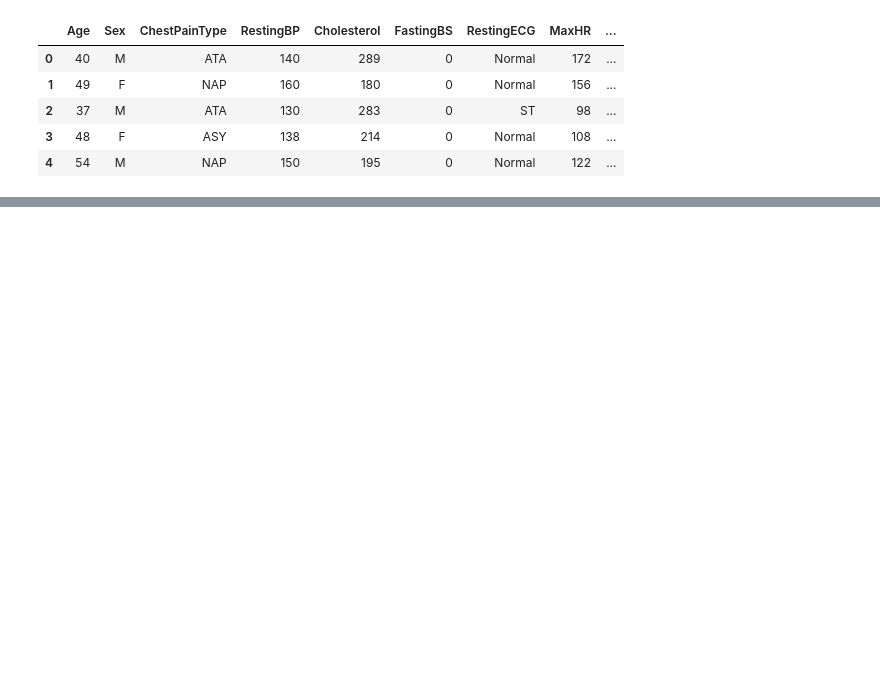
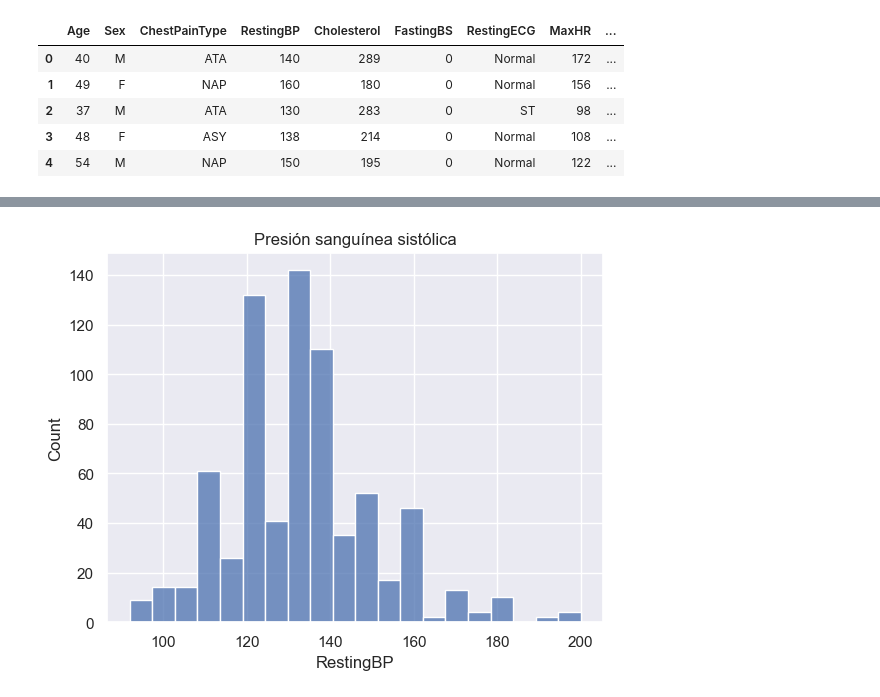
Before and after one commit to Jorge-Islas/Heart-Failure-Prediction, a Jupyter notebook: EDA.ipynb, the cells around one changed output, grey strips where cells are left out. Saved outputs shown, nothing was run; the diff lists cells and outputs as text; code cells hidden in the pictures; blank space fills up the shorter version.

```diff
--- a/EDA.ipynb
+++ b/EDA.ipynb
@@ -111,0 +282,10 @@ plt.show()
+# %%
+sns.histplot(
+    data=entrenamiento_X,
+    x="RestingBP",
+    bins=20
+)
+plt.title("Presión sanguínea sistólica")
+plt.show()
+# %% [output]
+[figure, added]
```
Also changed, not shown: parts of 65 cells of this notebook, 4 other files.
